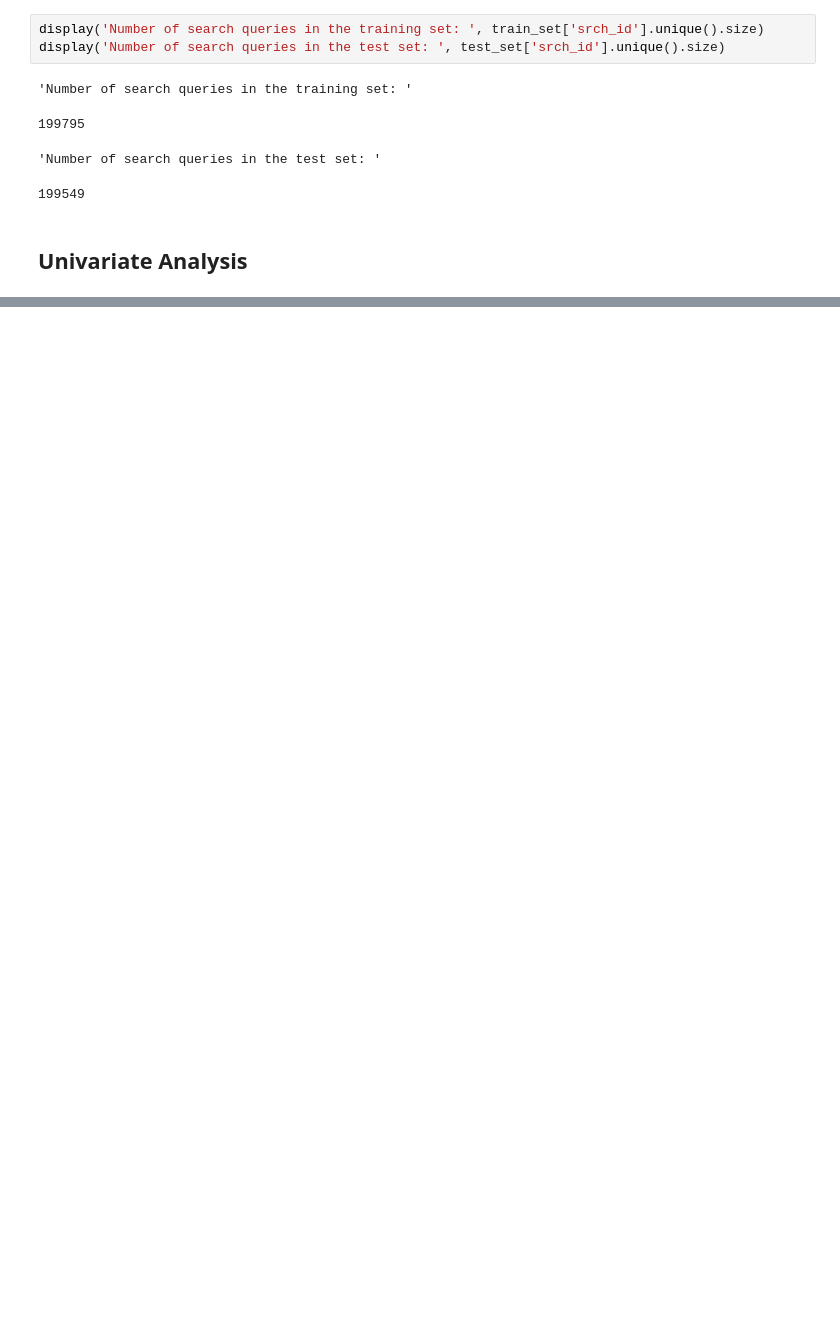
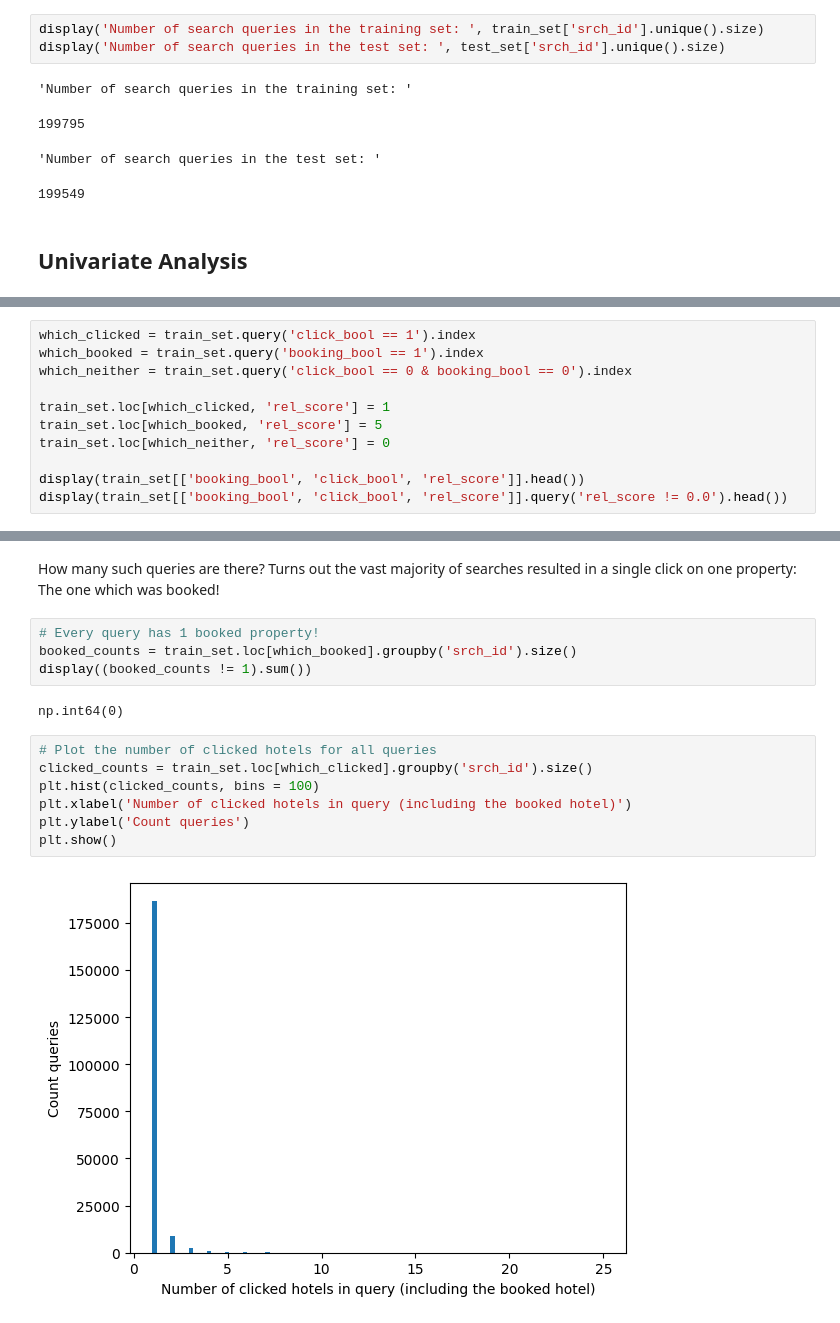
Before and after one commit to L42-AI/dmt-2, a Jupyter notebook: src/notebooks/eda.ipynb, the cells around one changed output, grey strips where cells are left out. Saved outputs shown, nothing was run; the diff lists cells and outputs as text; blank space fills up the shorter version.

Commit message:
univariate analysis of relevance score

```diff
--- a/src/notebooks/eda.ipynb
+++ b/src/notebooks/eda.ipynb
@@ -196,0 +164,11 @@ np.int64(0)
+# %%
+which_clicked = train_set.query('click_bool == 1').index
+which_booked = train_set.query('booking_bool == 1').index
+which_neither = train_set.query('click_bool == 0 & booking_bool == 0').index
+
+train_set.loc[which_clicked, 'rel_score'] = 1
+train_set.loc[which_booked, 'rel_score'] = 5
+train_set.loc[which_neither, 'rel_score'] = 0
+
+display(train_set[['booking_bool', 'click_bool', 'rel_score']].head())
+display(train_set[['booking_bool', 'click_bool', 'rel_score']].query('rel_score != 0.0').head())
@@ -196,0 +198,17 @@ np.int64(0)
+# %% [markdown]
+How many such queries are there? Turns out the vast majority of searches resulted in a single click on one property: The one which was booked!
+# %%
+# Every query has 1 booked property!
+booked_counts = train_set.loc[which_booked].groupby('srch_id').size()
+display((booked_counts != 1).sum())
+# %% [output]
+np.int64(0)
+# %%
+# Plot the number of clicked hotels for all queries
+clicked_counts = train_set.loc[which_clicked].groupby('srch_id').size()
+plt.hist(clicked_counts, bins = 100)
+plt.xlabel('Number of clicked hotels in query (including the booked hotel)')
+plt.ylabel('Count queries')
+plt.show()
+# %% [output]
+[figure, added]
```
Also changed, not shown: parts of 8 cells of this notebook.
